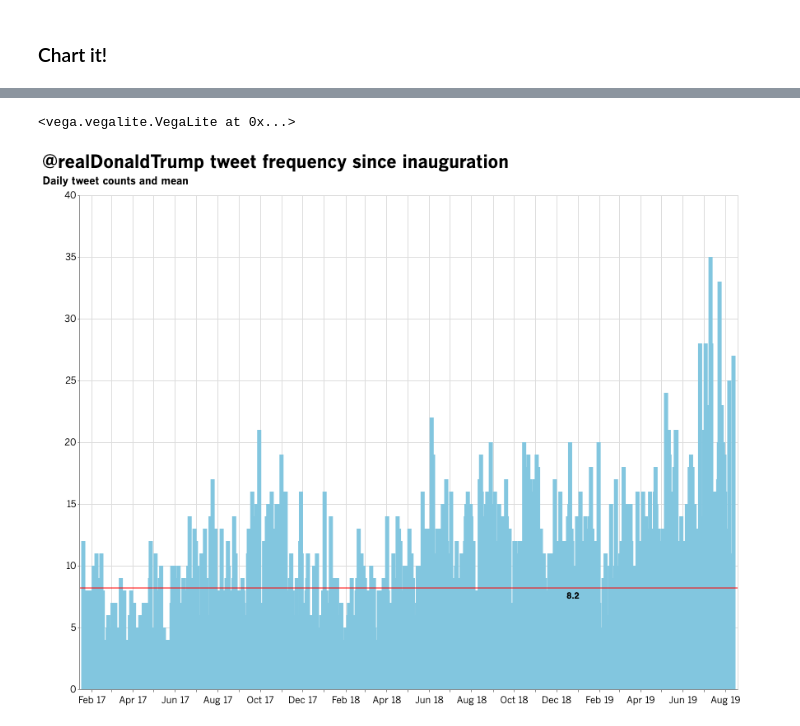
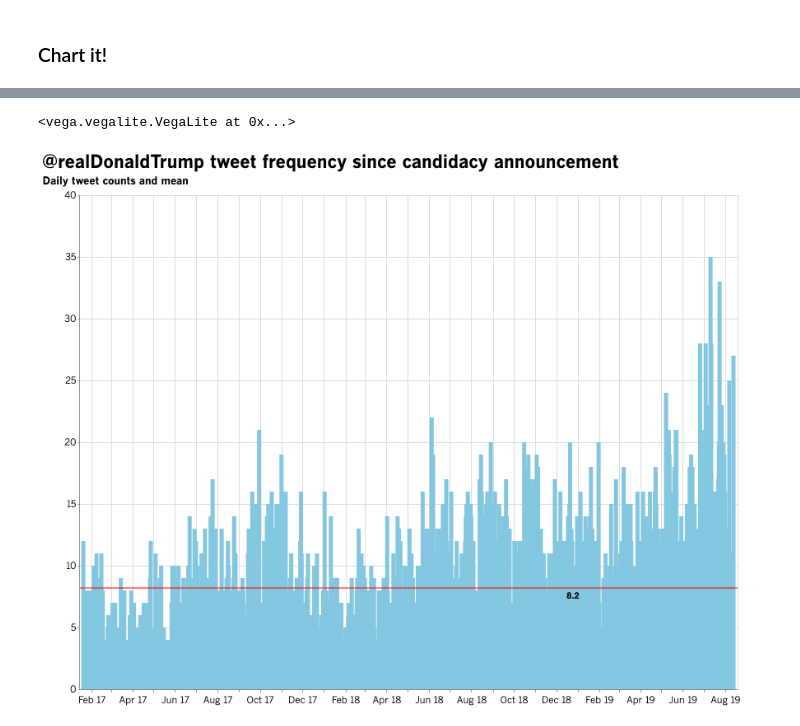
Before and after one commit to stiles/data, a Jupyter notebook: trump-tweet-frequency/trump_twitter_frequency.ipynb, the cells around one changed output, grey strips where cells are left out. Saved outputs shown, nothing was run; the diff lists cells and outputs as text; code cells hidden in the pictures.

```diff
--- a/trump-tweet-frequency/trump_twitter_frequency.ipynb
+++ b/trump-tweet-frequency/trump_twitter_frequency.ipynb
@@ -66,4 +78,4 @@ trumpall_prez = trumpall[trumpall.date >= '2017-01-20']
 # %%
-trump_tweets_day = trumpall_prez.groupby(['date']).size()
-trump_tweets_day_prez_df = pd.DataFrame({'date': trump_tweets_day.index, 'count': trump_tweets_day.values})
+trump_tweets_day_prez = trumpall_prez.groupby(['date']).size()
+trump_tweets_day_prez_df = pd.DataFrame({'date': trump_tweets_day_prez.index, 'count': trump_tweets_day_prez.values})
 # %% [markdown]
@@ -71,3 +101,3 @@ trump_tweets_day_prez_df = pd.DataFrame({'date': trump_tweets_day.index, 'count'
 # %%
-trump_freq_prez = trump_tweets_day_prez_df.sort_values(['count'], ascending=False)
+trump_freq_inauguration = trump_tweets_day_prez_df.sort_values(['count'], ascending=False)
 # %%
@@ -93,30 +153,30 @@ trump_tweets_today = trumpall[trumpall.date == '2019-08-13']
 # %%
 #bars
 
-lines = alt.Chart(trump_freq_prez, title = '@realDonaldTrump tweet frequency since inauguration').mark_bar().encode(
+lines = alt.Chart(trump_freq_inauguration, title = '@realDonaldTrump tweet frequency since candidacy announcement').mark_bar().encode(
     x = alt.X('date:T', axis = alt.Axis(title = '', format = ("%b %y"))),
     y = alt.Y('count:Q',
         scale=alt.Scale(domain=(0, 40)), axis = alt.Axis(tickCount=6, title = 'Daily tweet counts and mean')),
 )
 
 #rule showing mean
 
-rule = alt.Chart(trump_freq_prez).mark_rule(color='red').encode(
+rule = alt.Chart(trump_freq_inauguration).mark_rule(color='red').encode(
     y='mean(count):Q'
 )
 
 #rule label -- would like to add "Average: " annotation
 text = rule.mark_text(
     align='center',
     baseline='middle',
     dx=200,
     dy=10,
     fontWeight='bold',
 ).encode(
     text=alt.Text('mean(count):Q', format=".2"))
 
 #go
 ( lines + rule + text ).properties(height=600,width=800)
 # %% [output]
 <vega.vegalite.VegaLite at 0x...>
-[figure, old version]
+[figure, new version]
```
Also changed, not shown: parts of 12 cells of this notebook, 2 other files.
